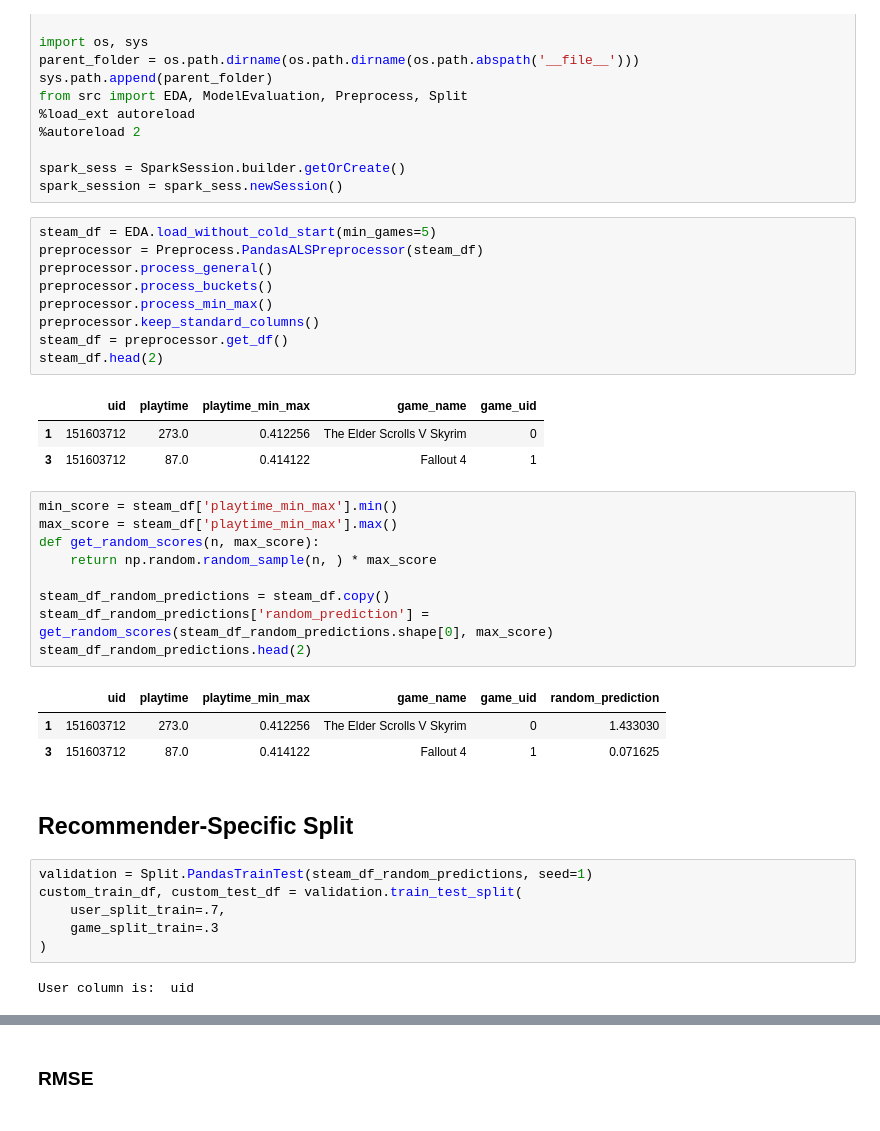
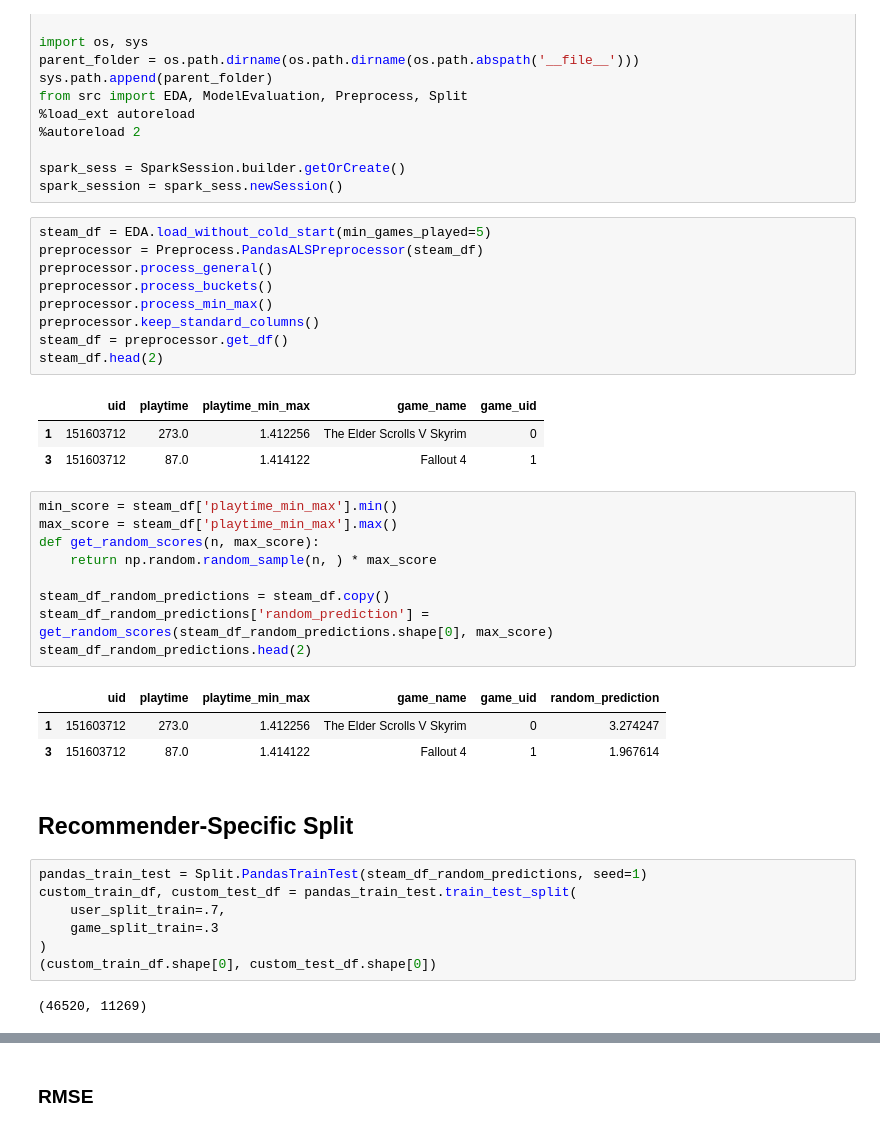
Before and after one commit to gitmbar2/game_recommender, a Jupyter notebook: notebooks/testing_train_test_split.ipynb, the cells around one changed output, grey strips where cells are left out. Saved outputs shown, nothing was run; the diff lists cells and outputs as text.

Commit message:
Cold Start testing

```diff
--- a/notebooks/testing_train_test_split.ipynb
+++ b/notebooks/testing_train_test_split.ipynb
@@ -26,18 +26,18 @@ from src import EDA, ModelEvaluation, Preprocess, Split
 spark_sess = SparkSession.builder.getOrCreate()
 spark_session = spark_sess.newSession()
 # %%
-steam_df = EDA.load_without_cold_start(min_games=5)
+steam_df = EDA.load_without_cold_start(min_games_played=5)
 preprocessor = Preprocess.PandasALSPreprocessor(steam_df)
 preprocessor.process_general()
 preprocessor.process_buckets()
 preprocessor.process_min_max()
 preprocessor.keep_standard_columns()
 steam_df = preprocessor.get_df()
 steam_df.head(2)
 # %% [output]
 |  | uid | playtime | playtime_min_max | game_name | game_uid |
-| 1 | 151603712 | 273.0 | 0.412256 | The Elder Scrolls V Skyrim | 0 |
-| 3 | 151603712 | 87.0 | 0.414122 | Fallout 4 | 1 |
+| 1 | 151603712 | 273.0 | 1.412256 | The Elder Scrolls V Skyrim | 0 |
+| 3 | 151603712 | 87.0 | 1.414122 | Fallout 4 | 1 |
 # %%
 min_score = steam_df['playtime_min_max'].min()
 max_score = steam_df['playtime_min_max'].max()
@@ -49,18 +49,19 @@ steam_df_random_predictions['random_prediction'] = get_random_scores(steam_df_ra
 steam_df_random_predictions.head(2)
 # %% [output]
 |  | uid | playtime | playtime_min_max | game_name | game_uid | random_prediction |
-| 1 | 151603712 | 273.0 | 0.412256 | The Elder Scrolls V Skyrim | 0 | 1.433030 |
-| 3 | 151603712 | 87.0 | 0.414122 | Fallout 4 | 1 | 0.071625 |
+| 1 | 151603712 | 273.0 | 1.412256 | The Elder Scrolls V Skyrim | 0 | 3.274247 |
+| 3 | 151603712 | 87.0 | 1.414122 | Fallout 4 | 1 | 1.967614 |
 # %% [markdown]
 ## Recommender-Specific Split
 # %%
-validation = Split.PandasTrainTest(steam_df_random_predictions, seed=1)
-custom_train_df, custom_test_df = validation.train_test_split(
+pandas_train_test = Split.PandasTrainTest(steam_df_random_predictions, seed=1)
+custom_train_df, custom_test_df = pandas_train_test.train_test_split(
     user_split_train=.7,
     game_split_train=.3
 )
+(custom_train_df.shape[0], custom_test_df.shape[0])
 # %% [output]
-User column is:  uid
+(46520, 11269)
 # %%
 custom_train_spark_df = spark_session.createDataFrame(custom_train_df)
 custom_test_spark_df = spark_session.createDataFrame(custom_test_df)
```
Also changed, not shown: parts of 11 cells of this notebook, 45 other files.
